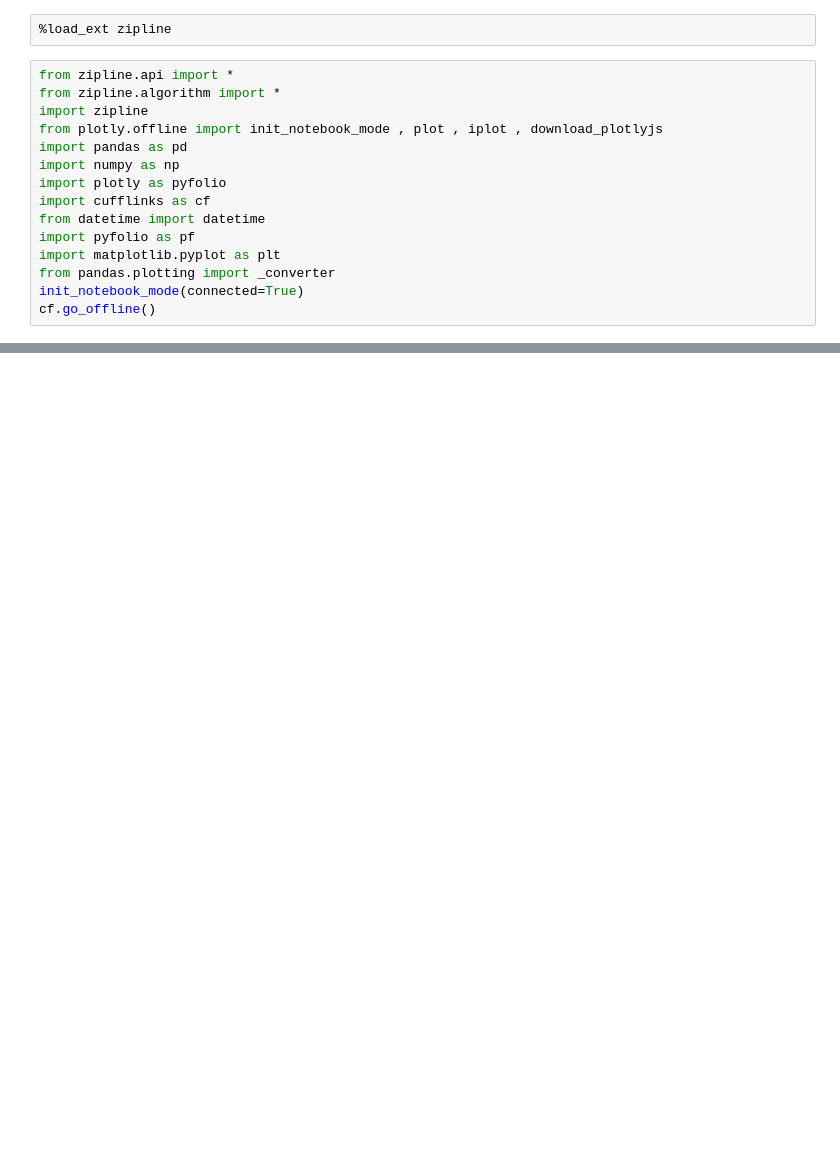
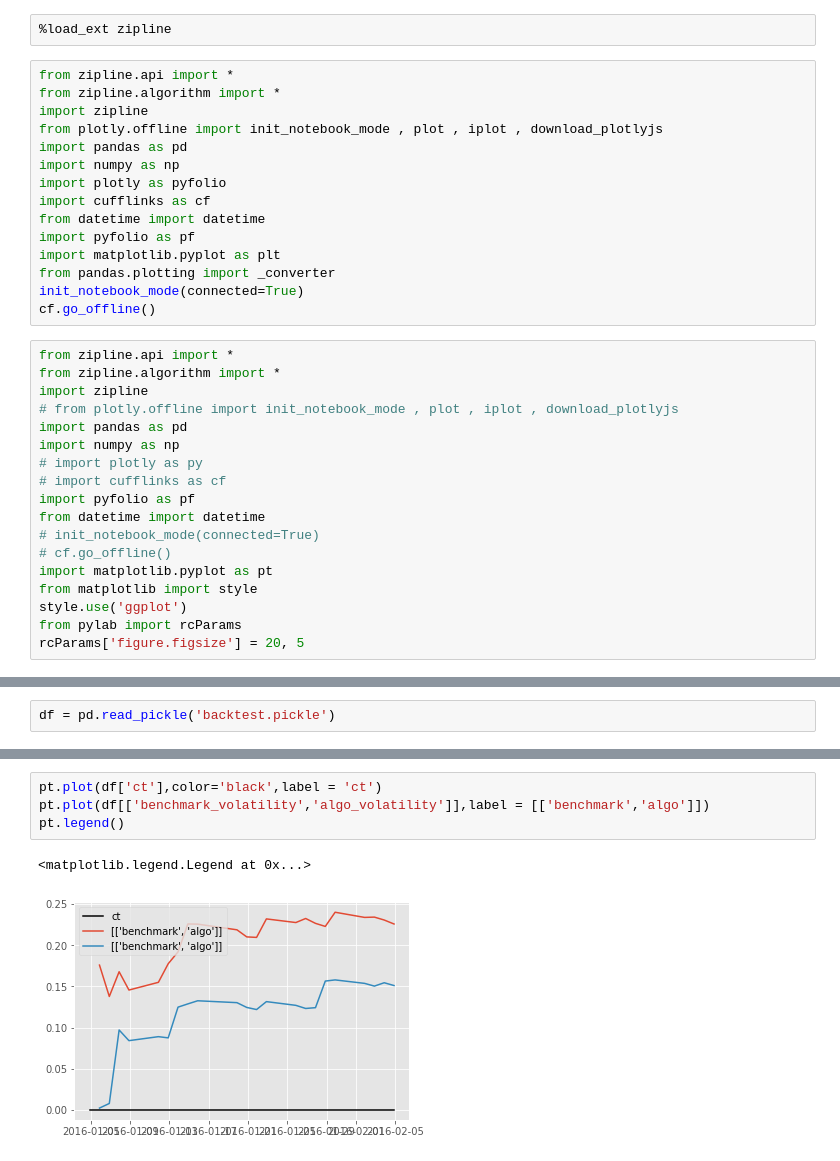
Before and after one commit to exportacc/quant, a Jupyter notebook: macd.ipynb, the cells around one changed output, grey strips where cells are left out. Cells and saved outputs as stored; diff of their text form; blank space fills up the shorter version.

```diff
--- a/macd.ipynb
+++ b/macd.ipynb
@@ -15,6 +15,24 @@ import matplotlib.pyplot as plt
 from pandas.plotting import _converter
 init_notebook_mode(connected=True)
 cf.go_offline()
+# %%
+from zipline.api import *
+from zipline.algorithm import *
+import zipline
+# from plotly.offline import init_notebook_mode , plot , iplot , download_plotlyjs
+import pandas as pd
+import numpy as np
+# import plotly as py
+# import cufflinks as cf
+import pyfolio as pf
+from datetime import datetime
+# init_notebook_mode(connected=True)
+# cf.go_offline()
+import matplotlib.pyplot as pt
+from matplotlib import style
+style.use('ggplot')
+from pylab import rcParams
+rcParams['figure.figsize'] = 20, 5
 # %%
 def initialize(context):
     '''初始化證券池'''
@@ -129,0 +163,2 @@ HK
+# %%
+df = pd.read_pickle('backtest.pickle')
@@ -129,0 +185,7 @@ HK
+# %%
+pt.plot(df['ct'],color='black',label = 'ct')
+pt.plot(df[['benchmark_volatility','algo_volatility']],label = [['benchmark','algo']])
+pt.legend()
+# %% [output]
+<matplotlib.legend.Legend at 0x...>
+[figure, added]
```
Also changed, not shown: parts of 4 cells of this notebook, 2 other files.
